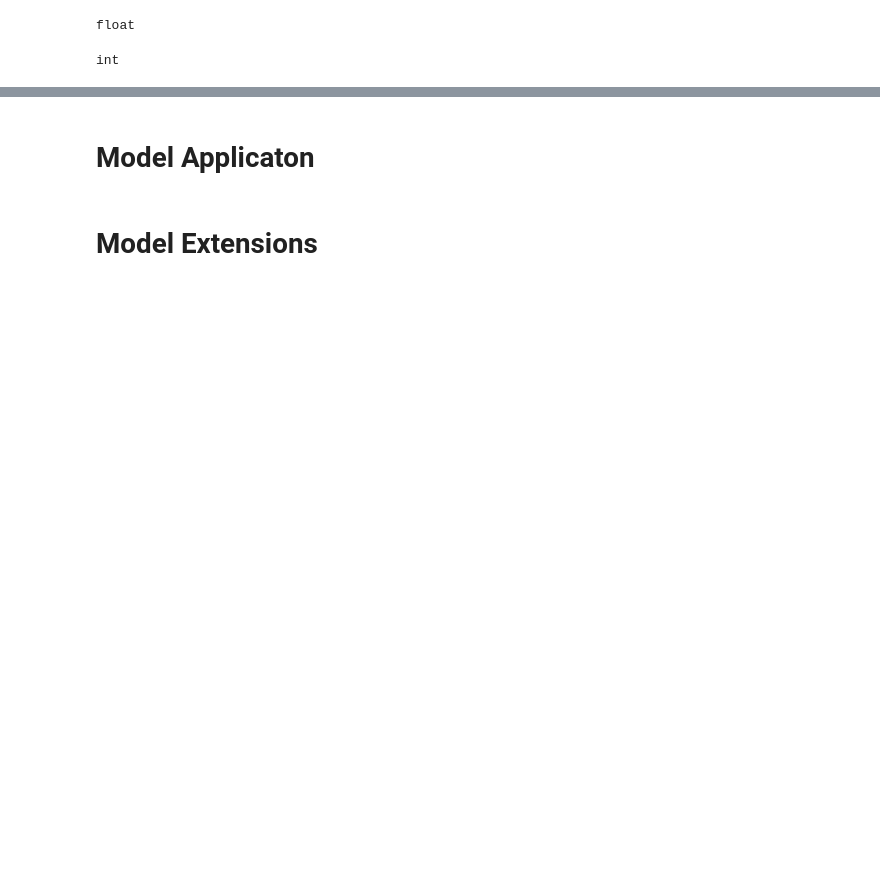
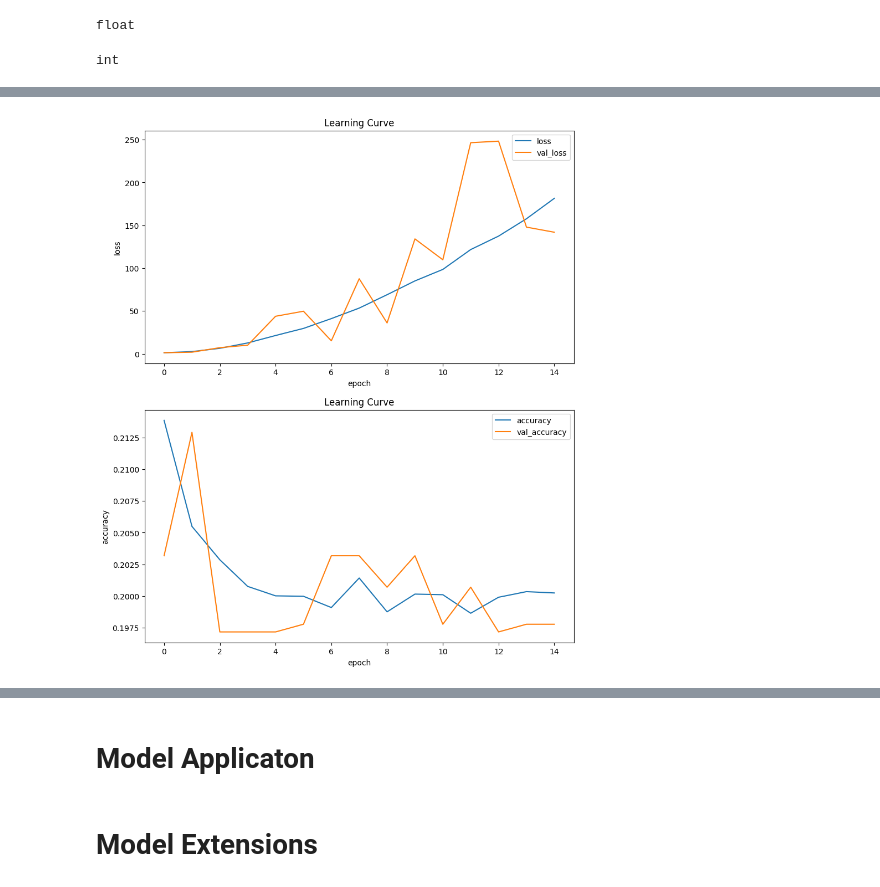
Before and after one commit to AmeerAliSaleem/MA4J5_Project, a Jupyter notebook: Ameer_Ali_Saleem_MA4J5_Main_Project.ipynb, the cells around one changed output, grey strips where cells are left out. Drawn from its saved outputs; the diff is of its cells as text; code cells hidden in the pictures; blank space fills up the shorter version.

```diff
--- a/Ameer_Ali_Saleem_MA4J5_Main_Project.ipynb
+++ b/Ameer_Ali_Saleem_MA4J5_Main_Project.ipynb
@@ -187,17 +191,40 @@ print(len(word_index))
 # Model Building and Evaluation
 # %% [markdown]
 We now experiment with a variety of neural network architectures, with the aim of maximising the accuracy of our model on the *testing set*.
+# %%
+# function to plot and analyse the learning of each neural network
+def learning_curve(history):
+    plt.figure(figsize=(10,12))
+
+    # Loss subplot.
+    plt.subplot(2,1,1)
+    plt.plot(history.history['loss'], label='loss')
+    plt.plot(history.history['val_loss'], label='val_loss')
+    plt.title('Learning Curve')
+    plt.xlabel('epoch')
+    plt.ylabel('loss')
+    plt.legend()
+
+    # Accuracy subplot.
+    plt.subplot(2,1,2)
+    plt.plot(history.history['accuracy'], label='accuracy')
+    plt.plot(history.history['val_accuracy'], label='val_accuracy')
+    plt.title('Learning Curve')
+    plt.xlabel('epoch')
+    plt.ylabel('accuracy')
+    plt.legend()
+
+    plt.show()
 # %%
 # more model parameters
 embedding_dim = 16
 num_epochs = 15
 # %%
-model = tf.keras.Sequential([
+model1 = tf.keras.Sequential([
     tf.keras.layers.Embedding(vocab_size, embedding_dim, input_length=max_length),
-    # tf.keras.layers.GlobalAveragePooling1D(),
-    tf.keras.layers.LSTM(128),
+    tf.keras.layers.GlobalAveragePooling1D(),
     tf.keras.layers.Dense(24, activation='relu'),
     tf.keras.layers.Dense(5, activation='softmax')
 ])
-model.compile(loss='categorical_crossentropy',optimizer='adam',metrics=['accuracy'])
+model1.compile(loss='categorical_crossentropy',optimizer='adam',metrics=['accuracy'])
 # %%
@@ -233,6 +260,6 @@ type(train_labels_int[0])
 # %% [output]
 int
 # %%
-history = model.fit(train_padded, tf.one_hot(train_labels_int,5), epochs=num_epochs, validation_data=(test_padded, tf.one_hot(test_labels_int,5)), verbose=2)
+history = model1.fit(train_padded, tf.one_hot(train_labels_int,5), epochs=num_epochs, validation_data=(test_padded, tf.one_hot(test_labels_int,5)), verbose=2)
 # %% [output]
 Epoch 1/15
@@ -241,0 +282,4 @@ KeyboardInterrupt: ignored
+# %%
+learning_curve(history)
+# %% [output]
+[figure, added]
```
Also changed, not shown: parts of 17 cells of this notebook.
